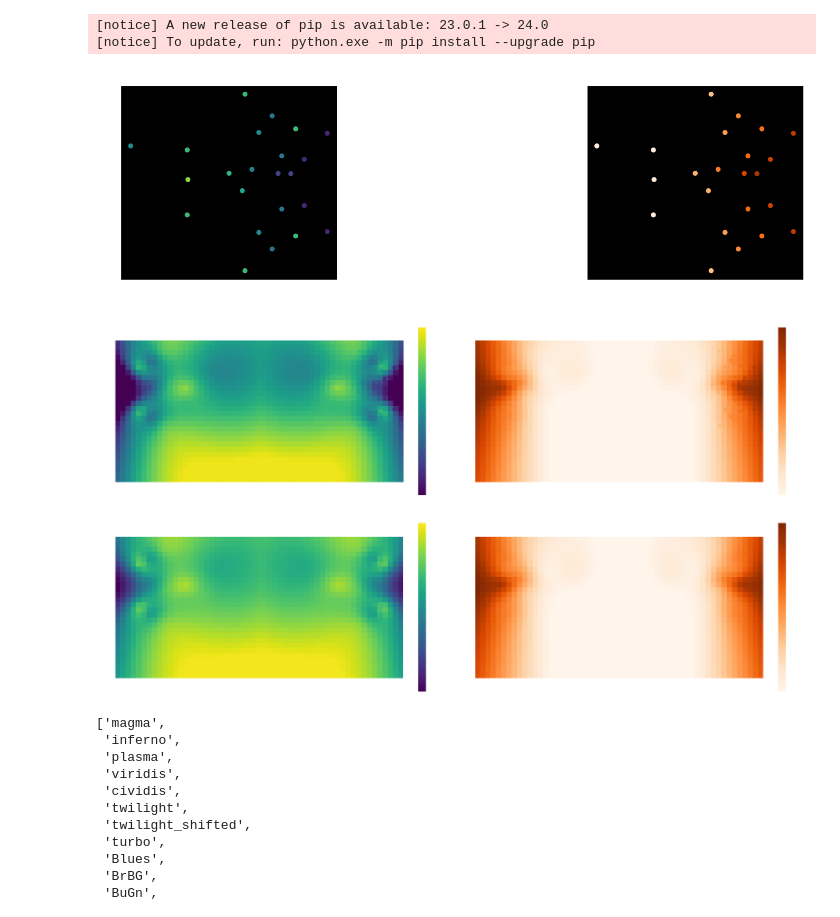
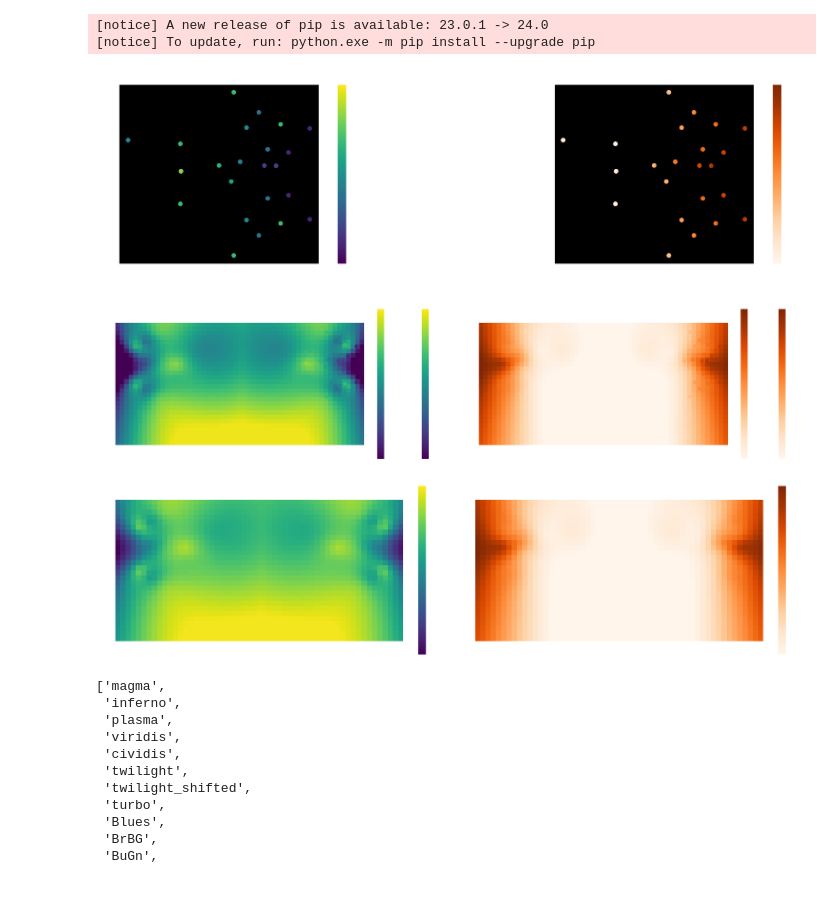
Before and after one commit to 2826WaveRobotics/Crescendo2024, a Jupyter notebook: misc/launcherAimDataProcessing.ipynb, the cells around one changed output. Cells and saved outputs as stored; diff of their text form; code cells hidden in the pictures; blank space fills up the shorter version.

Commit message:
Small visualization colorbar fix

```diff
--- a/misc/launcherAimDataProcessing.ipynb
+++ b/misc/launcherAimDataProcessing.ipynb
@@ -156,8 +156,10 @@ def run(points=True, grid=True, save=False, use_speed=True):
         y = [p["y"] for p in lookupTable]
         if(use_speed):
             plt.scatter(x, y, c=speed, cmap='viridis', vmin=minspeed, vmax=maxspeed)
+            plt.colorbar(label="Speed (m/s)")
         else:
             plt.scatter(x, y, c=angle, cmap='Oranges', vmin=minangle, vmax=maxangle)
+            plt.colorbar(label="Angle (degrees)")
 
     if(grid or save):
         # Create a grid of points
@@ -223,35 +225,35 @@ plt.subplot(1, 2, 1)
 plt.title("Collected Points (Speed)")
 run(points=True, grid=False, use_speed=True, save=False)
 
 plt.subplot(1, 2, 2)
 plt.title("Collected Points (Angle)")
 run(points=True, grid=False, use_speed=False, save=False)
 
 plt.figure(figsize=(18, 4.5), layout='constrained', frameon=False, dpi=100)
 
 plt.subplot(1, 2, 1)
 plt.title("Extrapolated and Interpolated Launcher Grid and Collected Points (Speed)")
 run(points=True, grid=True, use_speed=True, save=False)
 
 plt.subplot(1, 2, 2)
 plt.title("Extrapolated and Interpolated Launcher Grid and Collected Points (Angle)")
 run(points=True, grid=True, use_speed=False, save=False)
 
 plt.show()
 
 plt.figure(figsize=(18, 4.5), layout='constrained', frameon=False, dpi=100)
 plt.subplot(1, 2, 1)
 plt.title("Extrapolated and Interpolated Launcher Grid (Speed)")
 run(points=False, grid=True, use_speed=True, save=False)
 
 plt.subplot(1, 2, 2)
 plt.title("Extrapolated and Interpolated Launcher Grid (Angle)")
 run(points=False, grid=True, use_speed=False, save=True)
 
 plt.show()
 # %% [output]
-[figure, old version]
+[figure, new version]
-[figure, old version]
+[figure, new version]
 [figure]
 # %%
 from matplotlib import colormaps
```
